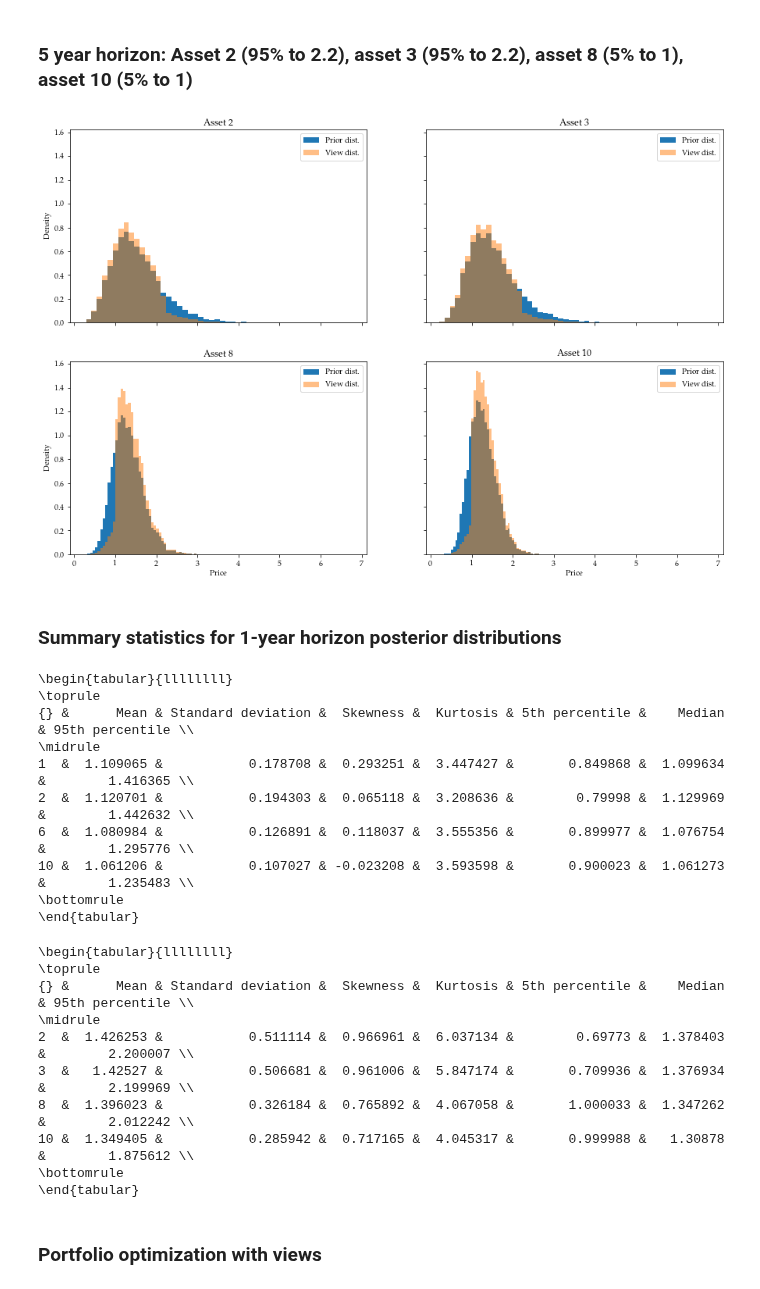
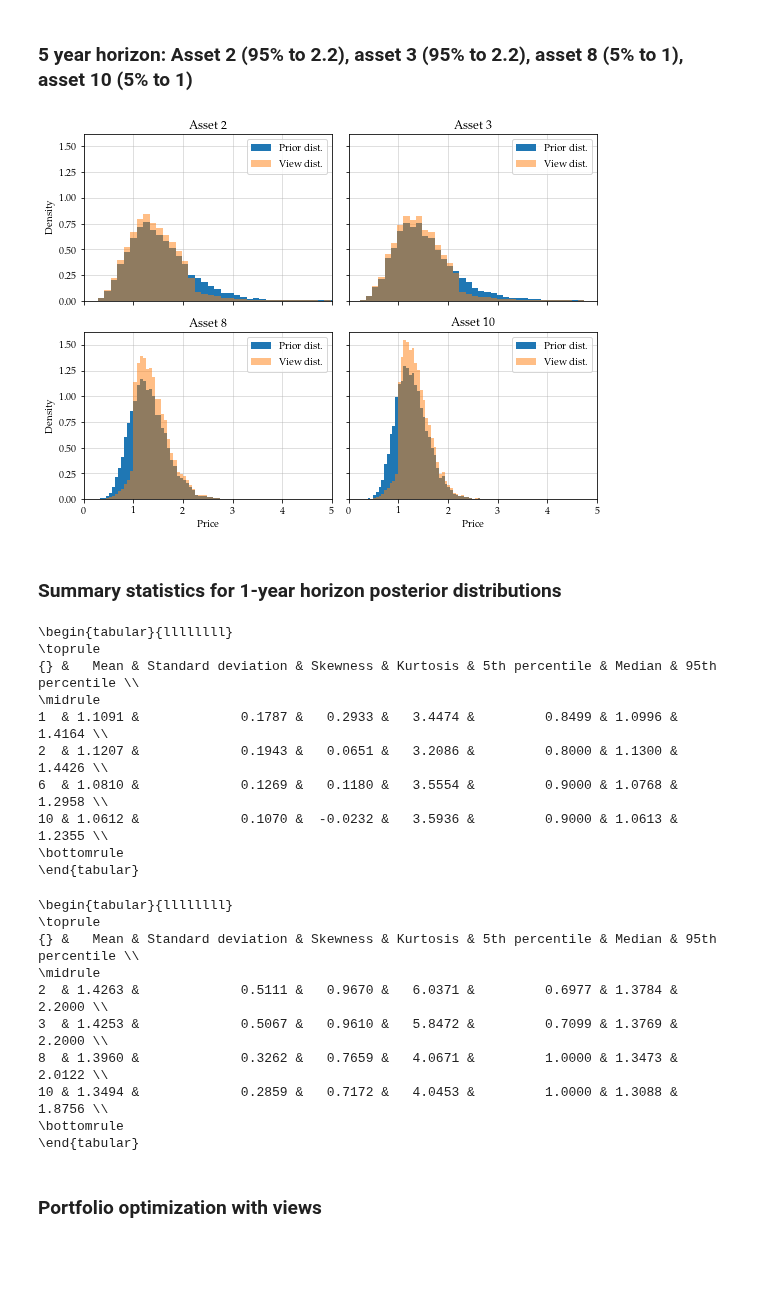
Before and after one commit to frgy17ac/Exammmmm, a Jupyter notebook: Solutions/Solution to Optimizing portfolios.ipynb, the cells around one changed output. Saved outputs shown, nothing was run; the diff lists cells and outputs as text; code cells hidden in the pictures; blank space fills up the shorter version.

```diff
--- a/Solutions/Solution to Optimizing portfolios.ipynb
+++ b/Solutions/Solution to Optimizing portfolios.ipynb
@@ -833,14 +913,13 @@ p_tilde_oney = dict()
 order_one = [0, 0, 1, 1]
 order_two = [0, 1, 0, 1]
 
-fig, ax = plt.subplots(2, 2, figsize = (15,10), sharex = True, sharey = True)
+fig, ax = plt.subplots(2, 2, figsize = (8, 6), sharex = True, sharey = True)
 
 for i, j, k, l, m in zip(which_asset, which_quantile, target_for_quantile, order_one, order_two):
 
     bool_vector = np.array((asset[i].iloc[horizon, :] < k) * 1) # Vector of 1's and 0's
     H_matrix = np.vstack((np.ones(num_sim), bool_vector)) # Linear equality constraints
     h_vector = np.array([1.0, j]) # Weights add to 1, view on the quantile of interest
-
     # Maximize Lagrangian dual
     # x0 are the start values for the Lagrangian multipliers in vector v
 
@@ -864,5 +943,17 @@ ax[1, 1].set_xlabel('Price')
 ax[0, 0].set_ylabel('Density')
 ax[1, 0].set_ylabel('Density')
 
+ax[0, 0].grid(alpha = 0.5)
+ax[0, 0].set_axisbelow(True)
+ax[0, 1].grid(alpha = 0.5)
+ax[0, 1].set_axisbelow(True)
+ax[1, 0].grid(alpha = 0.5)
+ax[1, 0].set_axisbelow(True)
+ax[1, 1].grid(alpha = 0.5)
+ax[1, 1].set_axisbelow(True)
+ax[0, 0].set_xlim(0.4, 1.8)
+
+plt.tight_layout()
+plt.savefig(filepath + "\\1yrReturnsPriorandViewDistr.pdf", bbox_inches='tight')
 plt.show()
 # %% [output]
@@ -889,40 +980,52 @@ p_tilde_fivey = dict()
 order_one = [0, 0, 1, 1]
 order_two = [0, 1, 0, 1]
 
-fig, ax = plt.subplots(2, 2, figsize = (15,10), sharex = True, sharey = True)
+fig, ax = plt.subplots(2, 2, figsize = (8, 6), sharex = True, sharey = True)
 
 for i, j, k, l, m in zip(which_asset, which_quantile, target_for_quantile, order_one, order_two):
 
     bool_vector = np.array((asset[i].iloc[horizon, :] < k) * 1) # Vector of 1's and 0's
     H_matrix = np.vstack((np.ones(num_sim), bool_vector)) # Linear equality constraints
     h_vector = np.array([1.0, j]) # Weights add to 1, view on the quantile of interest
 
     # Maximize Lagrangian dual
     # x0 are the start values for the Lagrangian multipliers in vector v
 
     res = optimize.minimize(fun = lagrangian_dual_function, x0 = [0.0, 0.0], args = (init_probs, H_matrix, h_vector))
 
     # Calculate p tilde, i.e., the probabilities that makes the posterior distribution satisfy our view(s) while preserving as much
     # of the structure of the prior distribution
 
     p_tilde_fivey[i] = calculate_p_tilde(res.x, init_probs, H_matrix)
 
     # Plotting asset distributions
 
     ax[l, m].hist(asset[i].iloc[horizon, :], bins = 50, density = True, label = "Prior dist.")
     ax[l, m].hist(asset[i].iloc[horizon, :], bins = 50, weights = p_tilde_fivey[i], density = True, alpha = 0.5, label = "View dist.")
 
     ax[l, m].set_title("Asset {}".format(i))
     ax[l, m].legend()
 
 ax[1, 0].set_xlabel('Price')
 ax[1, 1].set_xlabel('Price')
 ax[0, 0].set_ylabel('Density')
 ax[1, 0].set_ylabel('Density')
 
+ax[0, 0].grid(alpha = 0.5)
+ax[0, 0].set_axisbelow(True)
+ax[0, 1].grid(alpha = 0.5)
+ax[0, 1].set_axisbelow(True)
+ax[1, 0].grid(alpha = 0.5)
+ax[1, 0].set_axisbelow(True)
+ax[1, 1].grid(alpha = 0.5)
+ax[1, 1].set_axisbelow(True)
+ax[0, 0].set_xlim(0, 5)
+
+plt.tight_layout()
+plt.savefig(filepath + "\\5yrReturnsPriorandViewDistr.pdf", bbox_inches='tight')
 plt.show()
 # %% [output]
-[figure, old version]
+[figure, new version]
 # %% [markdown]
 ### Summary statistics for 1-year horizon posterior distributions
 # %%
@@ -969,12 +1072,12 @@ print(posterior_1y_descr.to_latex())
 # %% [output]
 \begin{tabular}{llllllll}
 \toprule
-{} &      Mean & Standard deviation &  Skewness &  Kurtosis & 5th percentile &    Median & 95th percentile \\
+{} &   Mean & Standard deviation & Skewness & Kurtosis & 5th percentile & Median & 95th percentile \\
 \midrule
-1  &  1.109065 &           0.178708 &  0.293251 &  3.447427 &       0.849868 &  1.099634 &        1.416365 \\
-2  &  1.120701 &           0.194303 &  0.065118 &  3.208636 &        0.79998 &  1.129969 &        1.442632 \\
-6  &  1.080984 &           0.126891 &  0.118037 &  3.555356 &       0.899977 &  1.076754 &        1.295776 \\
-10 &  1.061206 &           0.107027 & -0.023208 &  3.593598 &       0.900023 &  1.061273 &        1.235483 \\
+1  & 1.1091 &             0.1787 &   0.2933 &   3.4474 &         0.8499 & 1.0996 &          1.4164 \\
+2  & 1.1207 &             0.1943 &   0.0651 &   3.2086 &         0.8000 & 1.1300 &          1.4426 \\
+6  & 1.0810 &             0.1269 &   0.1180 &   3.5554 &         0.9000 & 1.0768 &          1.2958 \\
+10 & 1.0612 &             0.1070 &  -0.0232 &   3.5936 &         0.9000 & 1.0613 &          1.2355 \\
 \bottomrule
 \end{tabular}
 # %%
@@ -997,12 +1100,12 @@ print(posterior_5y_descr.to_latex())
 # %% [output]
 \begin{tabular}{llllllll}
 \toprule
-{} &      Mean & Standard deviation &  Skewness &  Kurtosis & 5th percentile &    Median & 95th percentile \\
+{} &   Mean & Standard deviation & Skewness & Kurtosis & 5th percentile & Median & 95th percentile \\
 \midrule
-2  &  1.426253 &           0.511114 &  0.966961 &  6.037134 &        0.69773 &  1.378403 &        2.200007 \\
-3  &   1.42527 &           0.506681 &  0.961006 &  5.847174 &       0.709936 &  1.376934 &        2.199969 \\
-8  &  1.396023 &           0.326184 &  0.765892 &  4.067058 &       1.000033 &  1.347262 &        2.012242 \\
-10 &  1.349405 &           0.285942 &  0.717165 &  4.045317 &       0.999988 &   1.30878 &        1.875612 \\
+2  & 1.4263 &             0.5111 &   0.9670 &   6.0371 &         0.6977 & 1.3784 &          2.2000 \\
+3  & 1.4253 &             0.5067 &   0.9610 &   5.8472 &         0.7099 & 1.3769 &          2.2000 \\
+8  & 1.3960 &             0.3262 &   0.7659 &   4.0671 &         1.0000 & 1.3473 &          2.0122 \\
+10 & 1.3494 &             0.2859 &   0.7172 &   4.0453 &         1.0000 & 1.3088 &          1.8756 \\
 \bottomrule
 \end{tabular}
 # %% [markdown]
```
Also changed, not shown: parts of 14 cells of this notebook, 11 other files.
